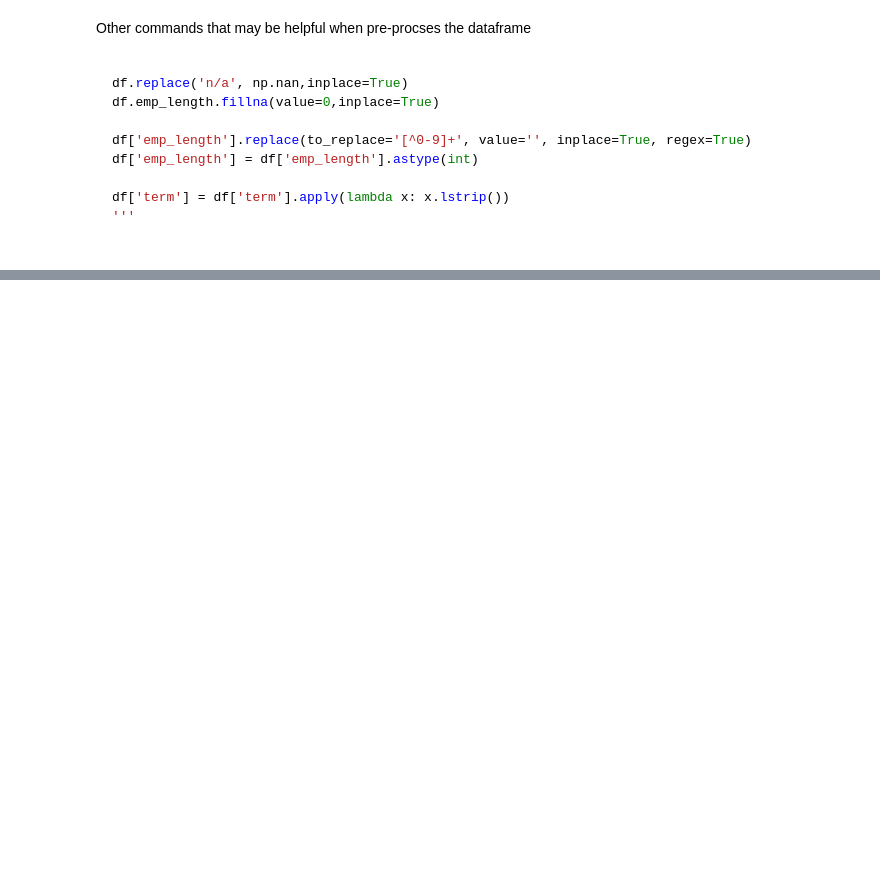
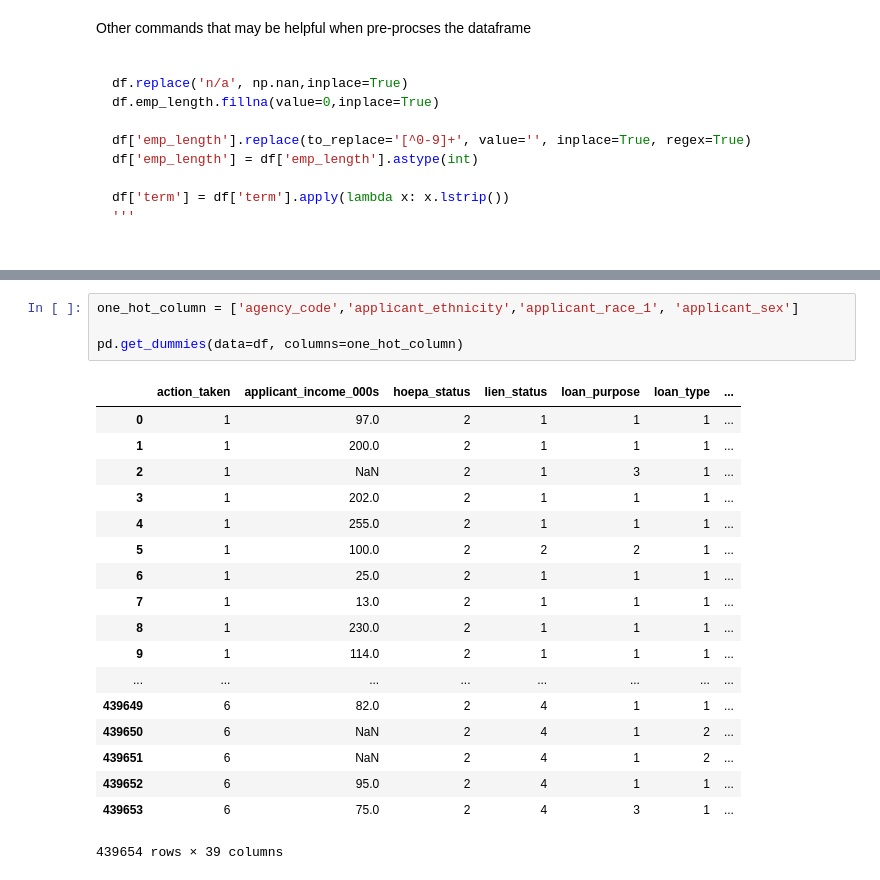
Before and after one commit to melindadevins/ai-loan-analysis, a Jupyter notebook: process_data.ipynb, the cells around one changed output, grey strips where cells are left out. Saved outputs shown, nothing was run; the diff lists cells and outputs as text; blank space fills up the shorter version.

```diff
--- a/process_data.ipynb
+++ b/process_data.ipynb
@@ -221,0 +482,23 @@ df['term'] = df['term'].apply(lambda x: x.lstrip())
+# %%
+one_hot_column = ['agency_code','applicant_ethnicity','applicant_race_1', 'applicant_sex']
+
+pd.get_dummies(data=df, columns=one_hot_column)
+# %% [output]
+|  | action_taken | applicant_income_000s | hoepa_status | lien_status | loan_purpose | loan_type | ... |
+| 0 | 1 | 97.0 | 2 | 1 | 1 | 1 | ... |
+| 1 | 1 | 200.0 | 2 | 1 | 1 | 1 | ... |
+| 2 | 1 | NaN | 2 | 1 | 3 | 1 | ... |
+| 3 | 1 | 202.0 | 2 | 1 | 1 | 1 | ... |
+| 4 | 1 | 255.0 | 2 | 1 | 1 | 1 | ... |
+| 5 | 1 | 100.0 | 2 | 2 | 2 | 1 | ... |
+| 6 | 1 | 25.0 | 2 | 1 | 1 | 1 | ... |
+| 7 | 1 | 13.0 | 2 | 1 | 1 | 1 | ... |
+| 8 | 1 | 230.0 | 2 | 1 | 1 | 1 | ... |
+| 9 | 1 | 114.0 | 2 | 1 | 1 | 1 | ... |
+| ... | ... | ... | ... | ... | ... | ... | ... |
+| 439649 | 6 | 82.0 | 2 | 4 | 1 | 1 | ... |
+| 439650 | 6 | NaN | 2 | 4 | 1 | 2 | ... |
+| 439651 | 6 | NaN | 2 | 4 | 1 | 2 | ... |
+| 439652 | 6 | 95.0 | 2 | 4 | 1 | 1 | ... |
+| 439653 | 6 | 75.0 | 2 | 4 | 3 | 1 | ... |
+439654 rows × 39 columns
```
Also changed, not shown: parts of 19 cells of this notebook, 4 other files.
